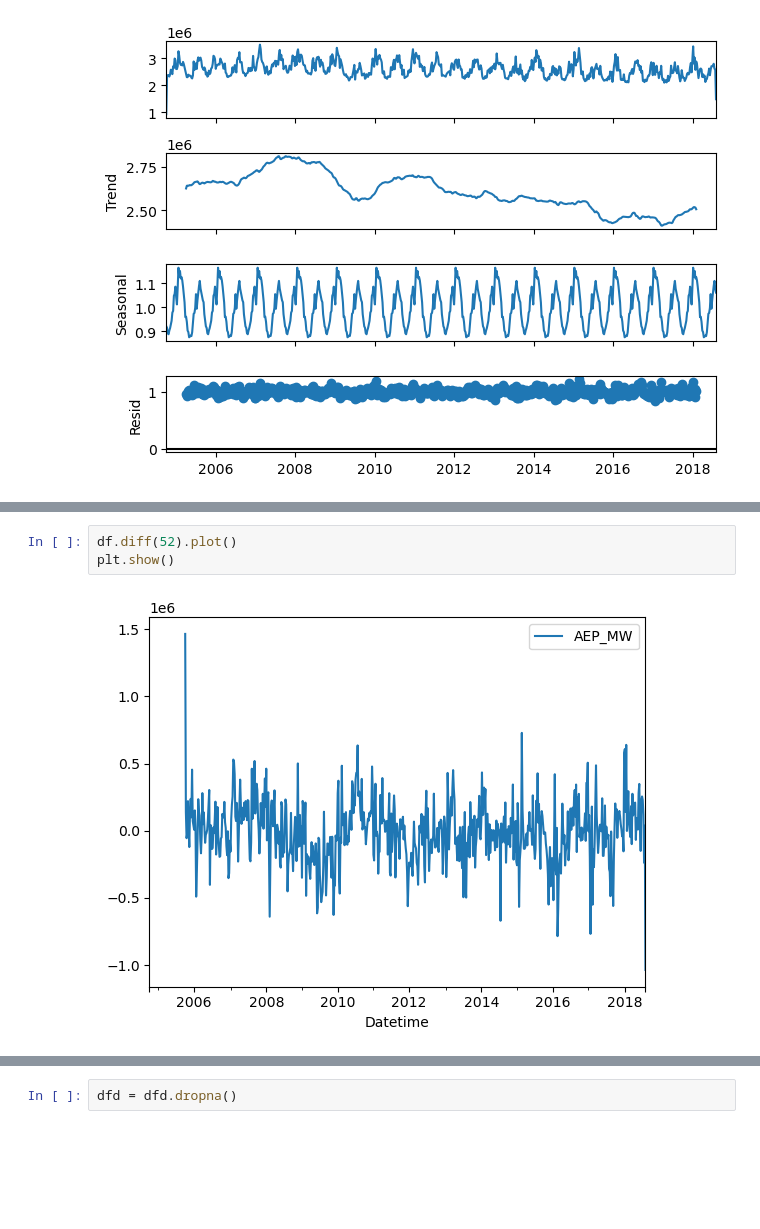
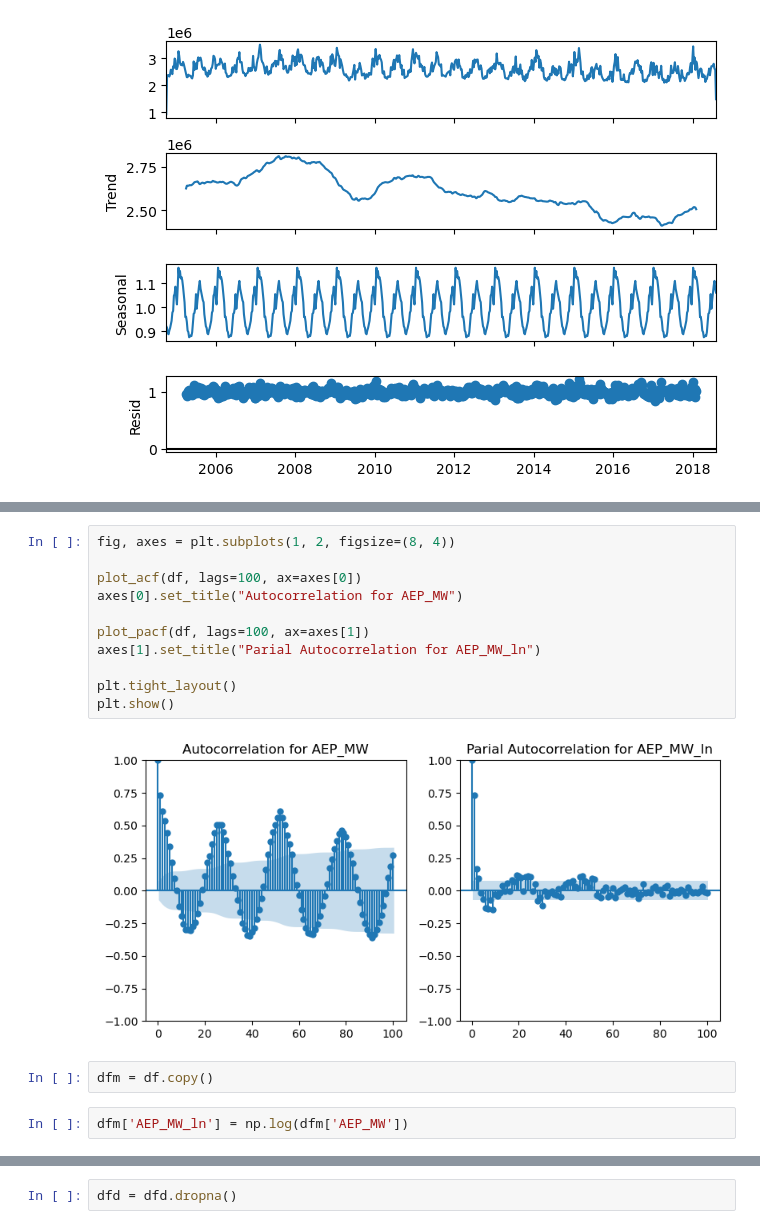
Before and after one commit to bartoszd96/TSProject, a Jupyter notebook: pipeline/TS Project Daily Data.ipynb, the cells around one changed output, grey strips where cells are left out. Drawn from its saved outputs; the diff is of its cells as text; blank space fills up the shorter version.

```diff
--- a/pipeline/TS Project Daily Data.ipynb
+++ b/pipeline/TS Project Daily Data.ipynb
@@ -50,6 +38,18 @@ plt.show()
-# %%
-df.diff(52).plot()
-plt.show()
-# %% [output]
-[figure, removed]
+# %%
+fig, axes = plt.subplots(1, 2, figsize=(8, 4))
+
+plot_acf(df, lags=100, ax=axes[0])
+axes[0].set_title("Autocorrelation for AEP_MW")
+
+plot_pacf(df, lags=100, ax=axes[1])
+axes[1].set_title("Parial Autocorrelation for AEP_MW_ln")
+
+plt.tight_layout()
+plt.show()
+# %% [output]
+[figure, added]
+# %%
+dfm = df.copy()
+# %%
+dfm['AEP_MW_ln'] = np.log(dfm['AEP_MW'])
 # %%
```
Also changed, not shown: parts of 65 cells of this notebook, 2 other files.
